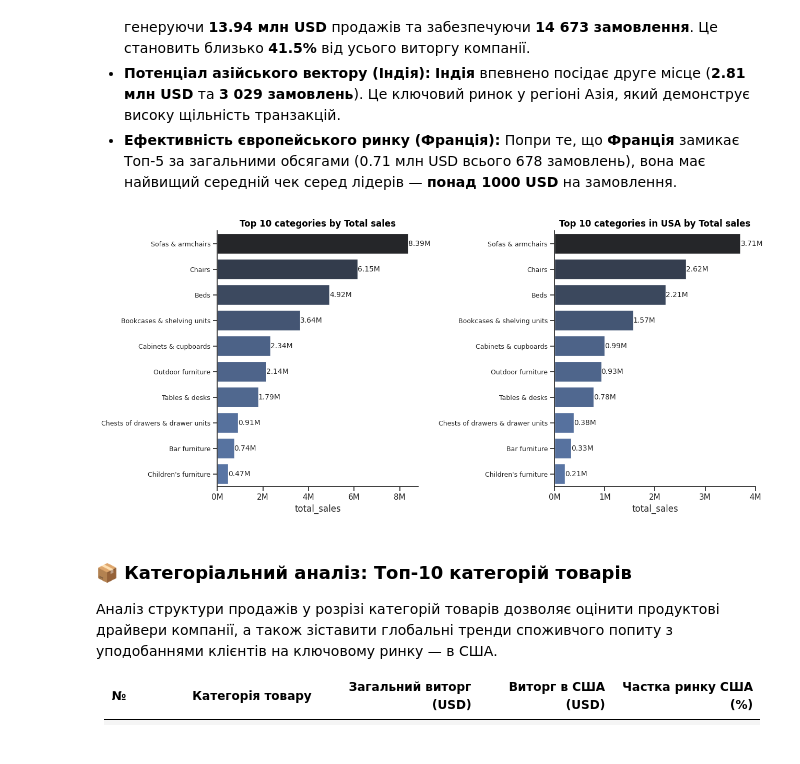
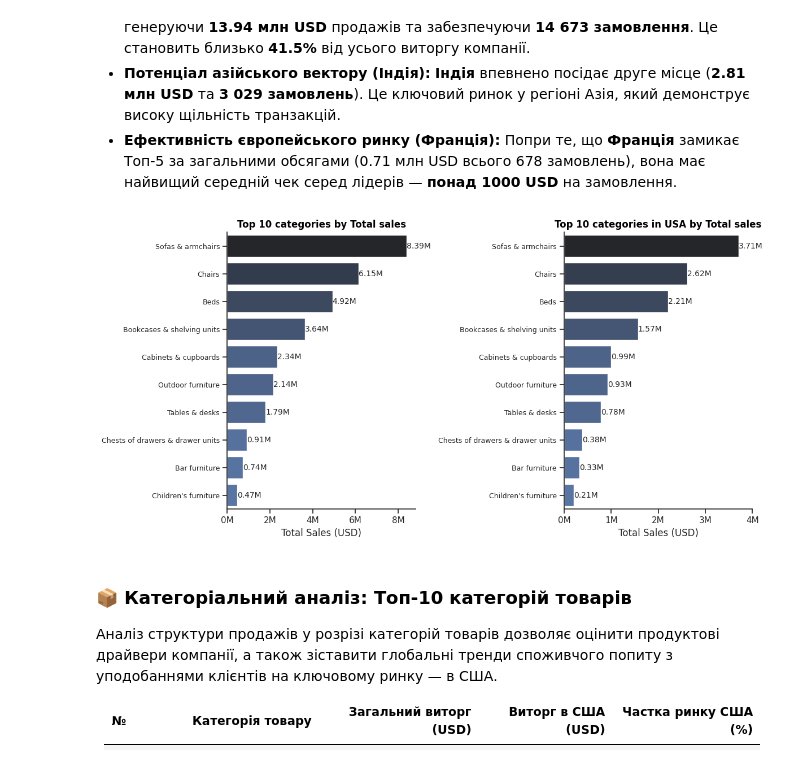
Before and after one commit to DenysovOleksii/Data-Driven-Retail-Analysis-SQL-Python-Tableau, a Jupyter notebook: Ecommerce_Sales_Analysis.ipynb, the cells around one changed output. Saved outputs shown, nothing was run; the diff lists cells and outputs as text; code cells hidden in the pictures.

```diff
--- a/Ecommerce_Sales_Analysis.ipynb
+++ b/Ecommerce_Sales_Analysis.ipynb
@@ -100,11 +100,13 @@ plot=sns.barplot(data=df_top3_cont,x="continent",y="total_sales", hue="total_sal
 ax[0].set_title("Top 3 continents by Total sales",fontsize=12,fontweight="bold",color="Black",ha="center")
 ax[0].yaxis.set_major_formatter(plt.FuncFormatter(lambda x,_:f"{int(x/1000000)}M"))
 ax[0].set_xlabel("")
+ax[0].set_ylabel('Total Sales (USD)')
 for bar in plot.containers:
-  plot.bar_label(bar,fmt=plt.FuncFormatter(lambda x,_:f"{int(x/1000000)}M"))
+  plot.bar_label(bar,fmt=plt.FuncFormatter(lambda x,_:f"{x/1000000:.2f}M"))
 plot2=sns.barplot(data=df_top3_cont,x="continent",y="order_count", hue="order_count",palette="dark:b_r",ax=ax[1],legend=False)
 ax[1].set_title("Top 3 continents by Total orders",fontsize=12,fontweight="bold",color="Black",ha="center")
 ax[1].set_xlabel("")
+ax[1].set_ylabel('Total Orders')
 for bar in plot2.containers:
   plot2.bar_label(bar)
 plt.tight_layout()
@@ -127,7 +129,7 @@ plt.show()
 * **Співвідношення Азії та Європи:** **Азія** впевнено посідає друге місце з обсягом у 7 млн продажів та 7 950 замовлень. **Європа** замикає топ-3 (5 млн продажів та 6 261 замовлення).
 * **Стабільність середнього чека:** Розподіл замовлень майже ідеально пропорційний обсягам продажів на всіх трьох континентах. Це свідчить про те, що середній чек (AOV) у різних регіонах є приблизно однаковим, і масштабування виторгу відбувається саме за рахунок залучення більшої кількості сесій та транзакцій, а не через продаж дорожчих товарів у конкретних регіонах.
 # %%
-#Топ 5 крайїн по продажам та кількістю замовлень
+#Топ 5 країн по продажам та кількістю замовлень
 
 df_top5_count=df.groupby("country").agg(
     total_sales=("price", "sum"),
@@ -139,11 +141,13 @@ plot=sns.barplot(data=df_top5_count,x="country",y="total_sales", hue="total_sale
 ax[0].set_title("Top 5 countries by Total sales",fontsize=12,fontweight="bold",color="Black",ha="center")
 ax[0].yaxis.set_major_formatter(plt.FuncFormatter(lambda x,_:f"{int(x/1000000)}M"))
 ax[0].set_xlabel("")
+ax[0].set_ylabel('Total Sales (USD)')
 for bar in plot.containers:
   plot.bar_label(bar,fmt=plt.FuncFormatter(lambda x,_:f"{x/1000000:.2f}M"))
 plot2=sns.barplot(data=df_top5_count,x="country",y="order_count", hue="order_count",palette="dark:b_r",ax=ax[1],legend=False)
 ax[1].set_title("Top 5 countries by Total orders",fontsize=12,fontweight="bold",color="Black",ha="center")
 ax[1].set_xlabel("")
+ax[1].set_ylabel('Total Orders')
 for bar in plot2.containers:
   plot2.bar_label(bar)
 plt.tight_layout()
@@ -171,28 +175,30 @@ plt.show()
 # %%
 #Топ 10 категорій загально та у США
 df_top10_category=df.groupby("category")["price"].sum().sort_values(ascending=False).reset_index(name="total_sales").head(10)
 sns.set_theme(style="ticks")
-fig,ax=plt.subplots(1,2,figsize=(13,6))
+fig,ax=plt.subplots(1,2,figsize=(12,6))
 plot=sns.barplot(data=df_top10_category,y="category",x="total_sales", hue="total_sales",palette="dark:b_r",ax=ax[0],legend=False)
 ax[0].set_title("Top 10 categories by Total sales",fontsize=12,fontweight="bold",color="Black",ha="center")
 ax[0].xaxis.set_major_formatter(plt.FuncFormatter(lambda x,_:f"{int(x/1000000)}M"))
 ax[0].set_ylabel("")
+ax[0].set_xlabel('Total Sales (USD)')
 ax[0].tick_params(axis='y', labelsize=9)
 for bar in plot.containers:
   plot.bar_label(bar,fmt=plt.FuncFormatter(lambda x,_:f"{x/1000000:.2f}M"),fontsize=10)
 df_top10usa_category=df[df["country"]=="United States"].groupby("category")["price"].sum().sort_values(ascending=False).reset_index(name="total_sales").head(10)
 plot2=sns.barplot(data=df_top10usa_category,y="category",x="total_sales", hue="total_sales",palette="dark:b_r",ax=ax[1],legend=False)
 ax[1].set_title("Top 10 categories in USA by Total sales",fontsize=12,fontweight="bold",color="Black",ha="center")
 ax[1].xaxis.set_major_formatter(plt.FuncFormatter(lambda x,_:f"{int(x/1000000)}M"))
 ax[1].set_ylabel("")
 ax[1].tick_params(axis='y', labelsize=9)
 ax[1].set_xticks([0, 1000000, 2000000, 3000000, 4000000])
+ax[1].set_xlabel('Total Sales (USD)')
 for bar in plot2.containers:
   plot2.bar_label(bar,fmt=plt.FuncFormatter(lambda x,_:f"{x/1000000:.2f}M"),fontsize=10)
 sns.despine()
 plt.tight_layout()
 # %% [output]
-[figure, old version]
+[figure, new version]
 # %% [markdown]
 ### 📦 Категоріальний аналіз: Топ-10 категорій товарів
 
```
Also changed, not shown: parts of 34 cells of this notebook.
